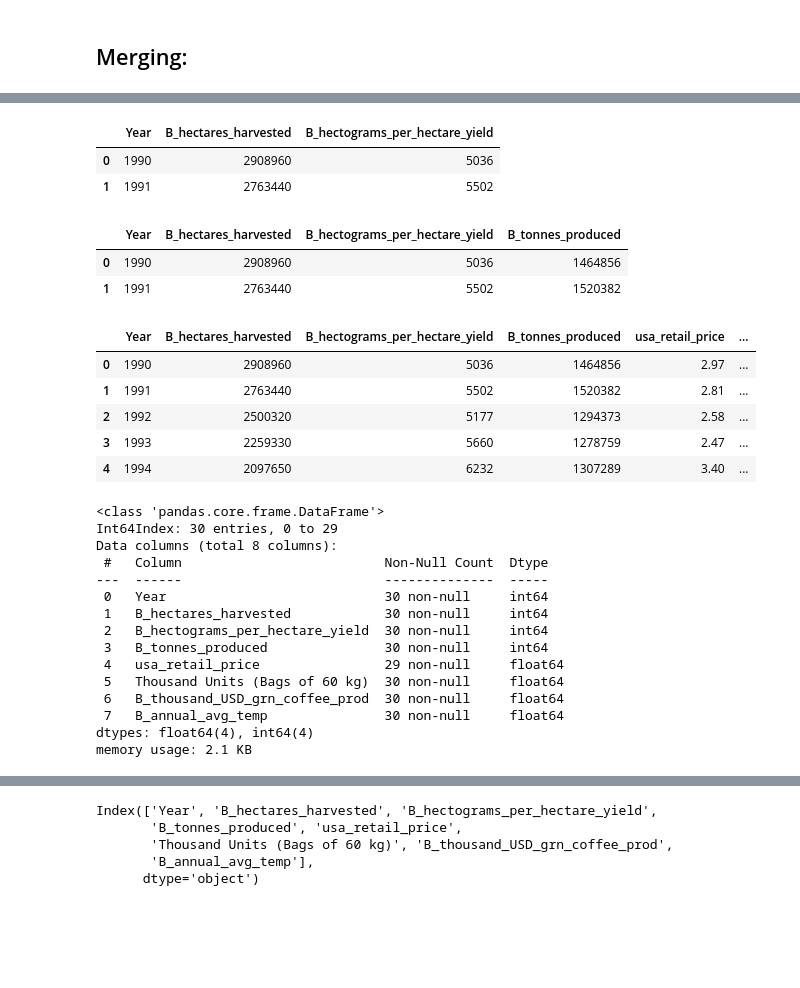
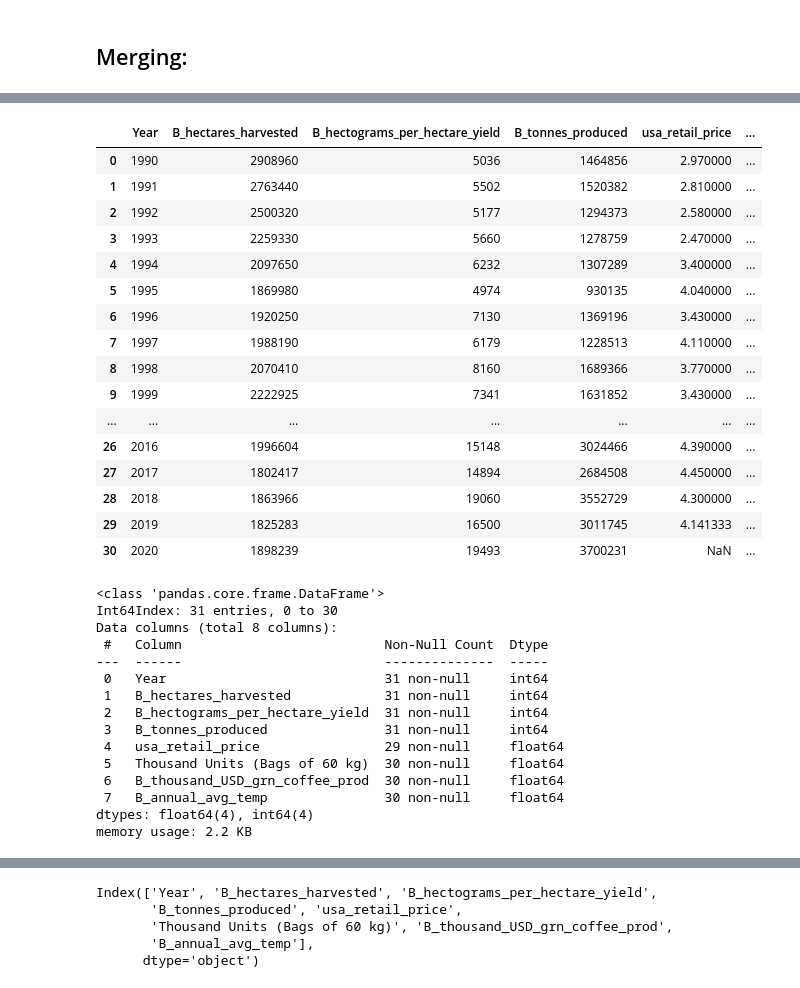
Before and after one commit to sanghyuns/Climate_Change_vs_Coffee_Production, a Jupyter notebook: Lara.ipynb, the cells around one changed output, grey strips where cells are left out. Drawn from its saved outputs; the diff is of its cells as text; code cells hidden in the pictures; blank space fills up the shorter version.

```diff
--- a/Lara.ipynb
+++ b/Lara.ipynb
@@ -318,3 +320,6 @@ brazil_production.head()
 | 66 | 1994 | 1307289 |
 # %% [markdown]
 ## Merging:
+# %%
+first = pd.merge(area_harvested, yields, how='outer', on='Year')
+first.tail(3)
@@ -320,0 +330,3 @@ brazil_production.head()
+# %%
+second = pd.merge(first, brazil_production, how='outer', on='Year')
+second.tail(3)
@@ -321,5 +337,5 @@ brazil_production.head()
 # %%
-retail_consumption = pd.merge(us_retail_price, us_consumption, on='Year')
-retail_consumption.head()
+retail_consumption = pd.merge(us_retail_price, us_consumption, how='outer', on='Year')
+retail_consumption.tail(3)
 # %% [output]
 |  | Year | usa_retail_price | Thousand Units (Bags of 60 kg) |
@@ -351,45 +363,42 @@ all_four.head()
-# %%
-first = pd.merge(area_harvested, yields, on='Year')
-first.head(2)
-# %% [output]
-|  | Year | B_hectares_harvested | B_hectograms_per_hectare_yield |
-| 0 | 1990 | 2908960 | 5036 |
-| 1 | 1991 | 2763440 | 5502 |
-# %%
-second = pd.merge(first, brazil_production, on='Year')
-second.head(2)
-# %% [output]
-|  | Year | B_hectares_harvested | B_hectograms_per_hectare_yield | B_tonnes_produced |
-| 0 | 1990 | 2908960 | 5036 | 1464856 |
-| 1 | 1991 | 2763440 | 5502 | 1520382 |
 # %%
-brazil_df = pd.merge(second, all_four, on='Year')
-brazil_df.head()
+brazil_df = pd.merge(second, all_four, how='outer', on='Year')
+brazil_df
 # %% [output]
 |  | Year | B_hectares_harvested | B_hectograms_per_hectare_yield | B_tonnes_produced | usa_retail_price | ... |
-| 0 | 1990 | 2908960 | 5036 | 1464856 | 2.97 | ... |
-| 1 | 1991 | 2763440 | 5502 | 1520382 | 2.81 | ... |
-| 2 | 1992 | 2500320 | 5177 | 1294373 | 2.58 | ... |
-| 3 | 1993 | 2259330 | 5660 | 1278759 | 2.47 | ... |
-| 4 | 1994 | 2097650 | 6232 | 1307289 | 3.40 | ... |
+| 0 | 1990 | 2908960 | 5036 | 1464856 | 2.970000 | ... |
+| 1 | 1991 | 2763440 | 5502 | 1520382 | 2.810000 | ... |
+| 2 | 1992 | 2500320 | 5177 | 1294373 | 2.580000 | ... |
+| 3 | 1993 | 2259330 | 5660 | 1278759 | 2.470000 | ... |
+| 4 | 1994 | 2097650 | 6232 | 1307289 | 3.400000 | ... |
+| 5 | 1995 | 1869980 | 4974 | 930135 | 4.040000 | ... |
+| 6 | 1996 | 1920250 | 7130 | 1369196 | 3.430000 | ... |
+| 7 | 1997 | 1988190 | 6179 | 1228513 | 4.110000 | ... |
+| 8 | 1998 | 2070410 | 8160 | 1689366 | 3.770000 | ... |
+| 9 | 1999 | 2222925 | 7341 | 1631852 | 3.430000 | ... |
+| ... | ... | ... | ... | ... | ... | ... |
+| 26 | 2016 | 1996604 | 15148 | 3024466 | 4.390000 | ... |
+| 27 | 2017 | 1802417 | 14894 | 2684508 | 4.450000 | ... |
+| 28 | 2018 | 1863966 | 19060 | 3552729 | 4.300000 | ... |
+| 29 | 2019 | 1825283 | 16500 | 3011745 | 4.141333 | ... |
+| 30 | 2020 | 1898239 | 19493 | 3700231 | NaN | ... |
 # %%
 brazil_df.info()
 # %% [output]
 <class 'pandas.core.frame.DataFrame'>
-Int64Index: 30 entries, 0 to 29
+Int64Index: 31 entries, 0 to 30
 Data columns (total 8 columns):
  #   Column                          Non-Null Count  Dtype
 ---  ------                          --------------  -----
- 0   Year                            30 non-null     int64
- 1   B_hectares_harvested            30 non-null     int64
- 2   B_hectograms_per_hectare_yield  30 non-null     int64
- 3   B_tonnes_produced               30 non-null     int64
+ 0   Year                            31 non-null     int64
+ 1   B_hectares_harvested            31 non-null     int64
+ 2   B_hectograms_per_hectare_yield  31 non-null     int64
+ 3   B_tonnes_produced               31 non-null     int64
  4   usa_retail_price                29 non-null     float64
  5   Thousand Units (Bags of 60 kg)  30 non-null     float64
  6   B_thousand_USD_grn_coffee_prod  30 non-null     float64
  7   B_annual_avg_temp               30 non-null     float64
 dtypes: float64(4), int64(4)
-memory usage: 2.1 KB
+memory usage: 2.2 KB
 # %%
 sns.pairplot(brazil_df, corner=True);
 # %% [output]
```
Also changed, not shown: parts of 10 cells of this notebook, 3 other files.
